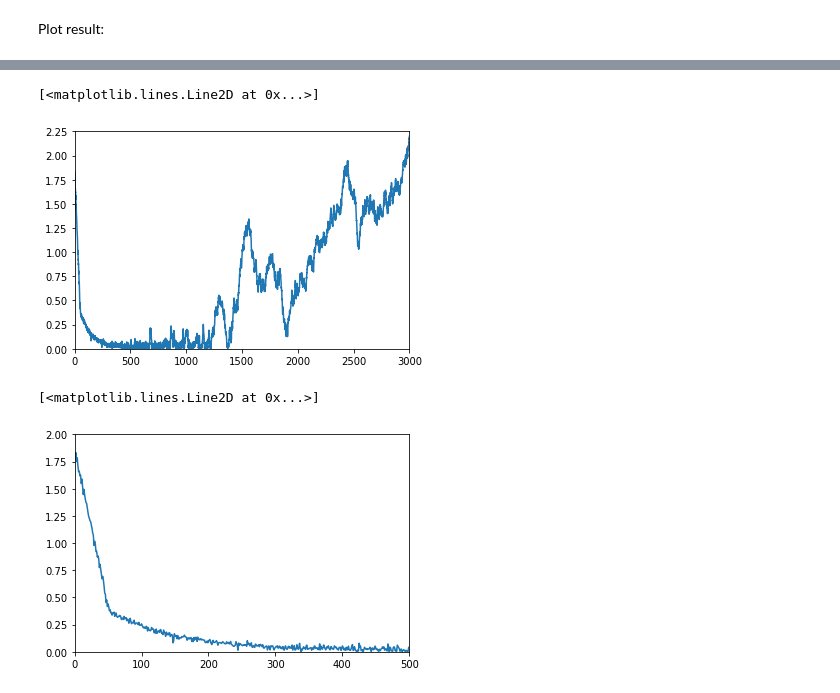
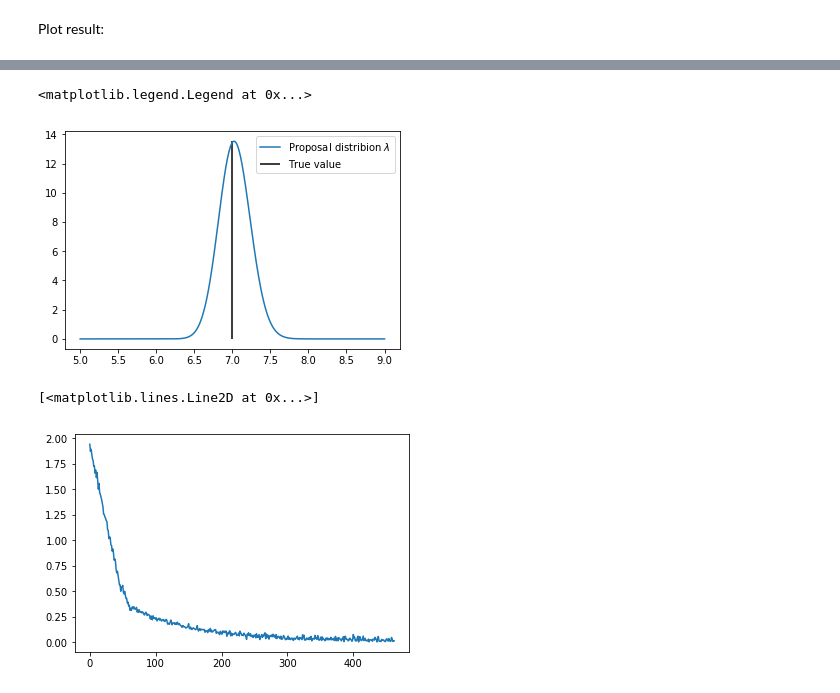
Before and after one commit to spinaotey/avo_tf, a Jupyter notebook: Example1.ipynb, the cells around one changed output, grey strips where cells are left out. Cells and saved outputs as stored; diff of their text form; code cells hidden in the pictures.

```diff
--- a/Example1.ipynb
+++ b/Example1.ipynb
@@ -216,10 +257,15 @@ plt.legend()
+# %%
+x = np.linspace(5,9,400)
+y = norm.pdf(np.log(x),mu_val_best,np.exp(lg_sigma_val_best))
+
+plt.plot(x,y,label="Proposal distribion $\lambda$")
+plt.vlines(7,0,y.max(), label="True value")
+plt.legend()
+# %% [output]
+<matplotlib.legend.Legend at 0x...>
+[figure, added]
 # %%
-plt.plot(em_v)
+plt.plot(em_v[:epoch-50])
 # %% [output]
 [<matplotlib.lines.Line2D at 0x...>]
-[figure, old version]
+[figure, new version]
-# %%
-plt.plot(em_v[:500])
-# %% [output]
-[<matplotlib.lines.Line2D at 0x...>]
-[figure, removed]
```
Also changed, not shown: parts of 14 cells of this notebook.
